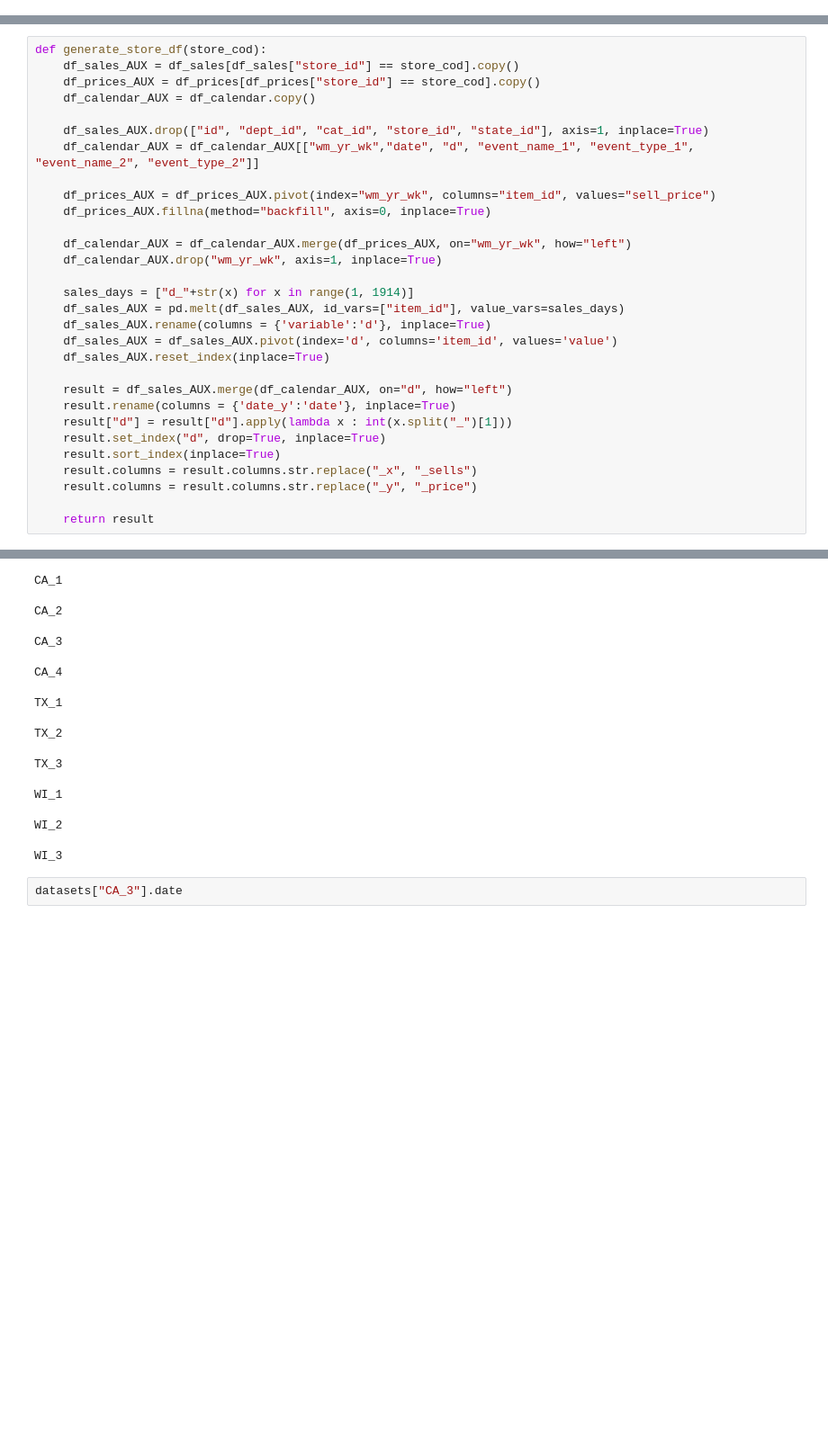
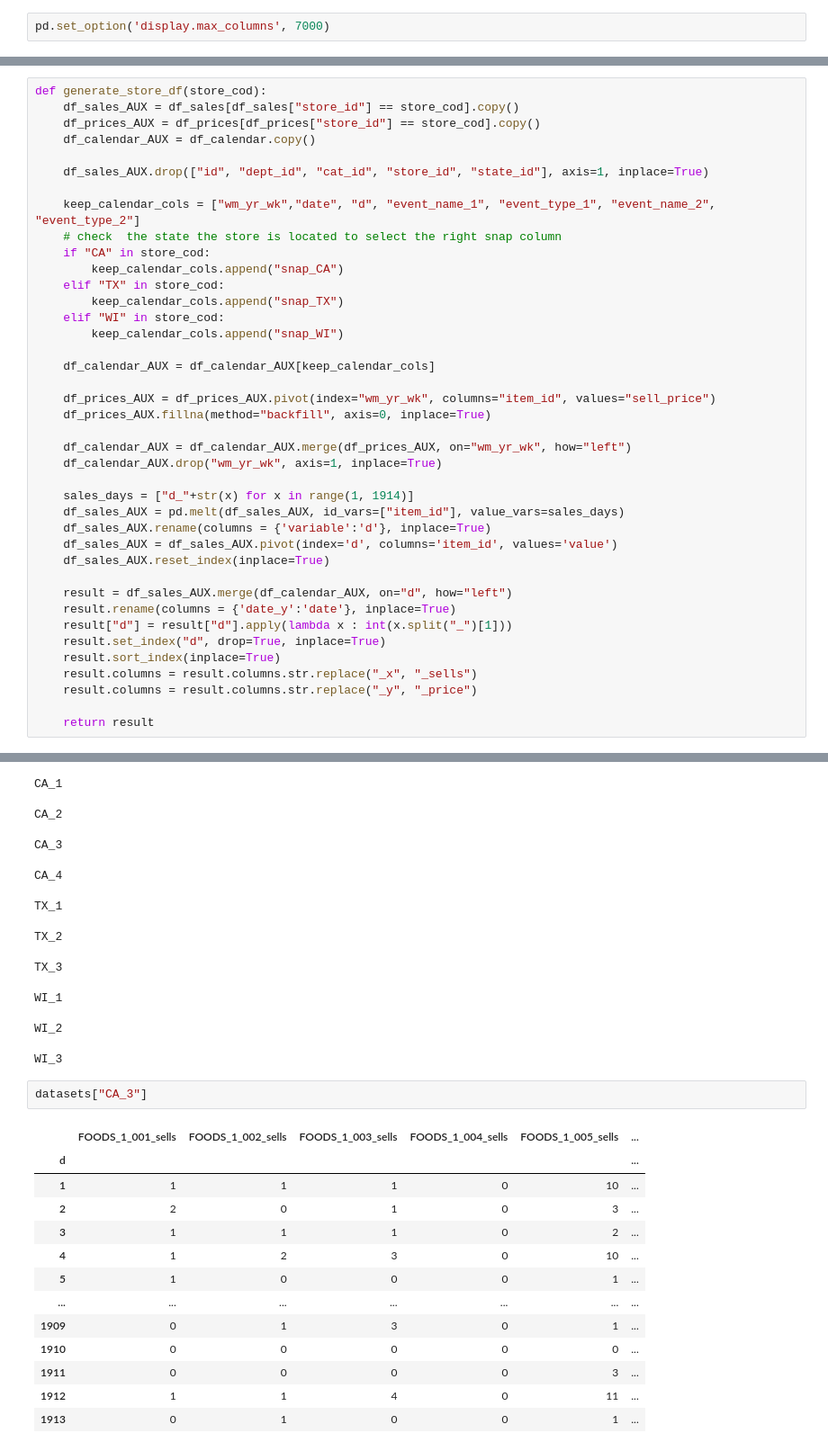
Before and after one commit to raulnhl8/m5-forecasting-comp, a Jupyter notebook: dataset formating.ipynb, the cells around one changed output, grey strips where cells are left out. Shown at 90% size. Drawn from its saved outputs; the diff is of its cells as text; blank space fills up the shorter version.

```diff
--- a/dataset formating.ipynb
+++ b/dataset formating.ipynb
@@ -5,6 +5,8 @@ import numpy as np
 df_sales = pd.read_csv("sales_train_validation.csv")
 df_prices = pd.read_csv("sell_prices.csv")
 df_calendar = pd.read_csv("calendar.csv")
+# %%
+pd.set_option('display.max_columns', 7000)
 # %%
 stores = df_sales.store_id.unique()
 # %%
@@ -14,7 +16,17 @@ def generate_store_df(store_cod):
     df_calendar_AUX = df_calendar.copy()
 
     df_sales_AUX.drop(["id", "dept_id", "cat_id", "store_id", "state_id"], axis=1, inplace=True)
-    df_calendar_AUX = df_calendar_AUX[["wm_yr_wk","date", "d", "event_name_1", "event_type_1", "event_name_2", "event_type_2"]]
+
+    keep_calendar_cols = ["wm_yr_wk","date", "d", "event_name_1", "event_type_1", "event_name_2", "event_type_2"]
+    # check  the state the store is located to select the right snap column
+    if "CA" in store_cod:
+        keep_calendar_cols.append("snap_CA")
+    elif "TX" in store_cod:
+        keep_calendar_cols.append("snap_TX")
+    elif "WI" in store_cod:
+        keep_calendar_cols.append("snap_WI")
+
+    df_calendar_AUX = df_calendar_AUX[keep_calendar_cols]
 
     df_prices_AUX = df_prices_AUX.pivot(index="wm_yr_wk", columns="item_id", values="sell_price")
     df_prices_AUX.fillna(method="backfill", axis=0, inplace=True)
@@ -64,5 +76,18 @@ WI_2
 
 WI_3
 # %%
-datasets["CA_3"].date
+datasets["CA_3"]
 # %% [output]
+|  | FOODS_1_001_sells | FOODS_1_002_sells | FOODS_1_003_sells | FOODS_1_004_sells | FOODS_1_005_sells | ... |
+| d |  |  |  |  |  | ... |
+| 1 | 1 | 1 | 1 | 0 | 10 | ... |
+| 2 | 2 | 0 | 1 | 0 | 3 | ... |
+| 3 | 1 | 1 | 1 | 0 | 2 | ... |
+| 4 | 1 | 2 | 3 | 0 | 10 | ... |
+| 5 | 1 | 0 | 0 | 0 | 1 | ... |
+| ... | ... | ... | ... | ... | ... | ... |
+| 1909 | 0 | 1 | 3 | 0 | 1 | ... |
+| 1910 | 0 | 0 | 0 | 0 | 0 | ... |
+| 1911 | 0 | 0 | 0 | 0 | 3 | ... |
+| 1912 | 1 | 1 | 4 | 0 | 11 | ... |
+| 1913 | 0 | 1 | 0 | 0 | 1 | ... |
```
Also changed, not shown: parts of 2 cells of this notebook.
